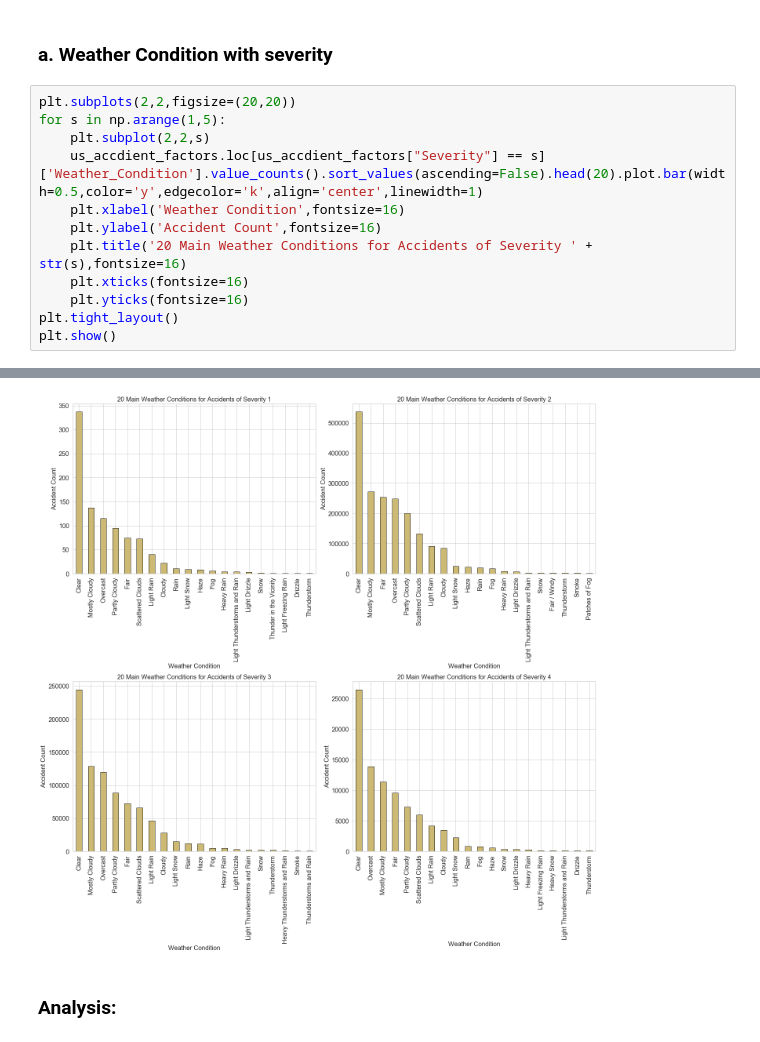
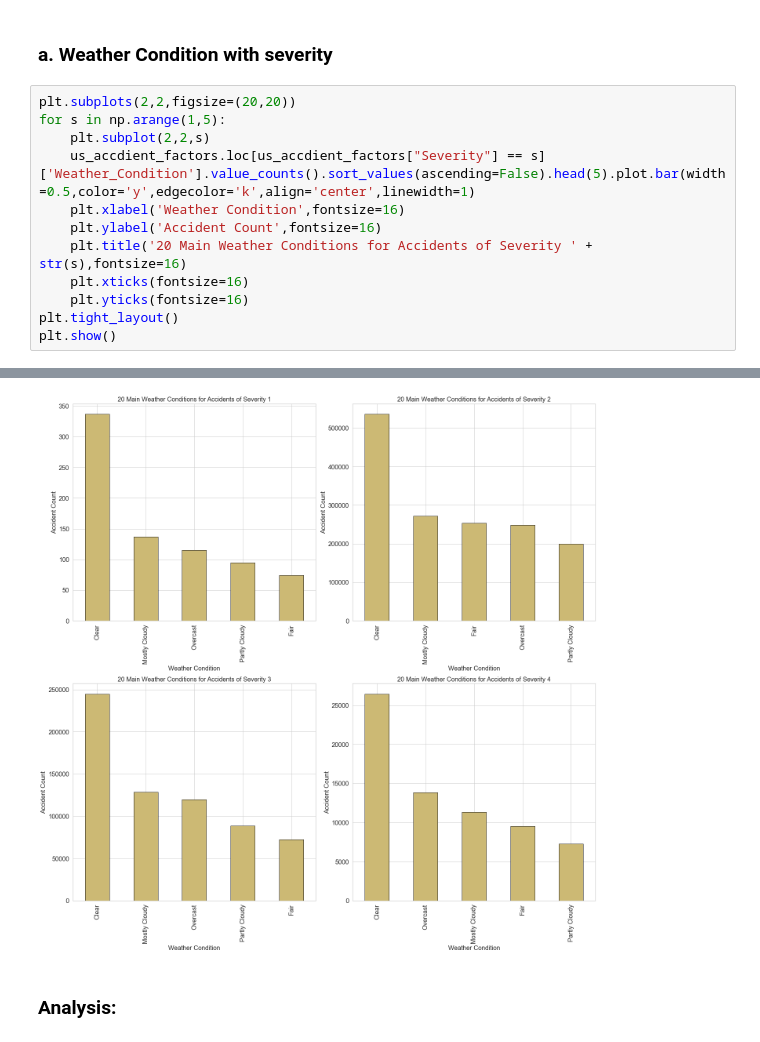
Before and after one commit to kulgauri1412/CS696-US-Accidents-Data, a Jupyter notebook: CS696 Project US Accidents.ipynb, the cells around one changed output, grey strips where cells are left out. Saved outputs shown, nothing was run; the diff lists cells and outputs as text.

```diff
--- a/CS696 Project US Accidents.ipynb
+++ b/CS696 Project US Accidents.ipynb
@@ -106,7 +168,7 @@ us_accdient_factors
 plt.subplots(2,2,figsize=(20,20))
 for s in np.arange(1,5):
     plt.subplot(2,2,s)
-    us_accdient_factors.loc[us_accdient_factors["Severity"] == s]['Weather_Condition'].value_counts().sort_values(ascending=False).head(20).plot.bar(width=0.5,color='y',edgecolor='k',align='center',linewidth=1)
+    us_accdient_factors.loc[us_accdient_factors["Severity"] == s]['Weather_Condition'].value_counts().sort_values(ascending=False).head(5).plot.bar(width=0.5,color='y',edgecolor='k',align='center',linewidth=1)
     plt.xlabel('Weather Condition',fontsize=16)
     plt.ylabel('Accident Count',fontsize=16)
     plt.title('20 Main Weather Conditions for Accidents of Severity ' + str(s),fontsize=16)
@@ -118,4 +197,4 @@ plt.show()
-[figure, old version]
+[figure, new version]
 # %% [markdown]
 ### Analysis:
 # %% [markdown]
```
Also changed, not shown: parts of 24 cells of this notebook.
